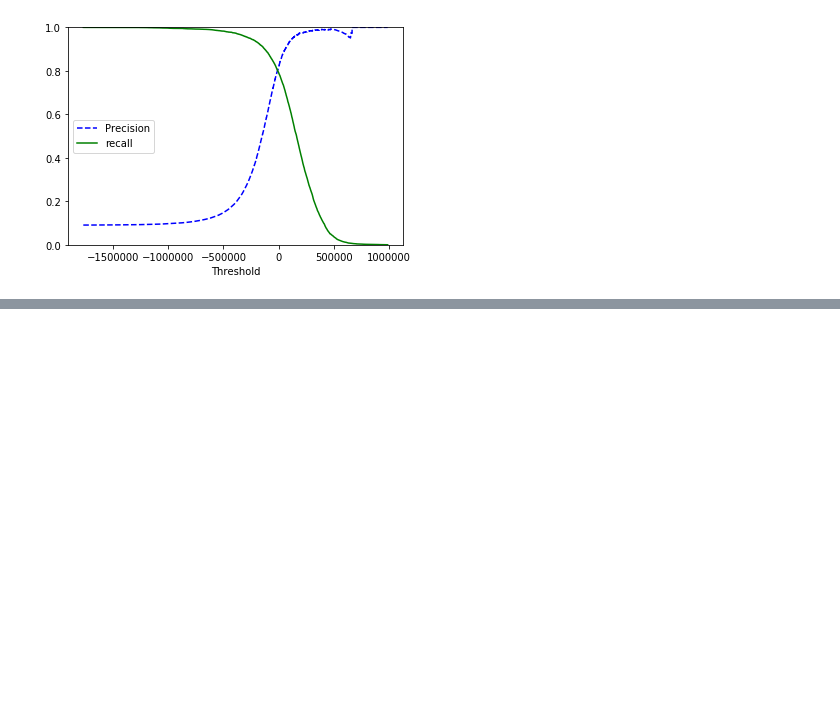
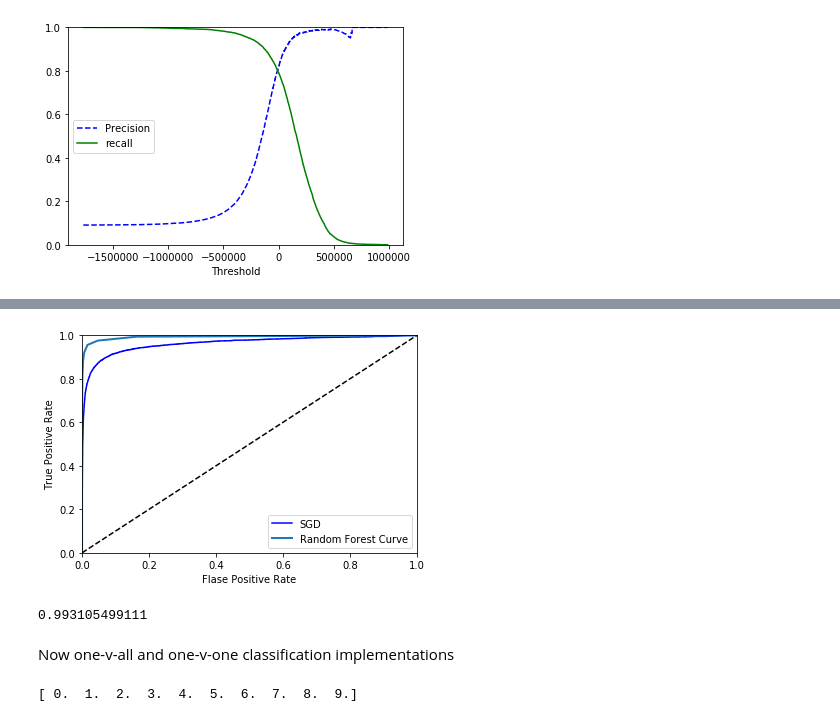
Before and after one commit to awcooper/data_science_sandbox, a Jupyter notebook: MNIST/sklearn_mnist_implementation.ipynb, the cells around one changed output, grey strips where cells are left out. Saved outputs shown, nothing was run; the diff lists cells and outputs as text; code cells hidden in the pictures; blank space fills up the shorter version.

```diff
--- a/MNIST/sklearn_mnist_implementation.ipynb
+++ b/MNIST/sklearn_mnist_implementation.ipynb
@@ -105,0 +124,25 @@ plt.show()
+# %%
+from sklearn.ensemble import RandomForestClassifier
+
+forest_clf = RandomForestClassifier(random_state = 42)
+y_probas_forest = cross_val_predict(forest_clf, X_train, y_train_5, cv=3, method="predict_proba")
+# %%
+y_scores_forest = y_probas_forest[:,1]
+fpr_forest, tpr_forest, thresholds_forest = roc_curve(y_train_5,y_scores_forest)
+
+plt.plot(fpr,tpr, "b", label="SGD")
+plot_roc_curve(fpr_forest, tpr_forest, label="Random Forest Curve")
+plt.legend(loc="lower right")
+plt.show()
+print(roc_auc_score(y_train_5,y_scores_forest))
+# %% [output]
+[figure, added]
+0.993105499111
+# %% [markdown]
+Now one-v-all and one-v-one classification implementations
+# %%
+sgd_clf.fit(X_train,y_train)
+
+print(sgd_clf.classes_)
+# %% [output]
+[ 0.  1.  2.  3.  4.  5.  6.  7.  8.  9.]
```
Also changed, not shown: parts of 6 cells of this notebook, 1 other file.
